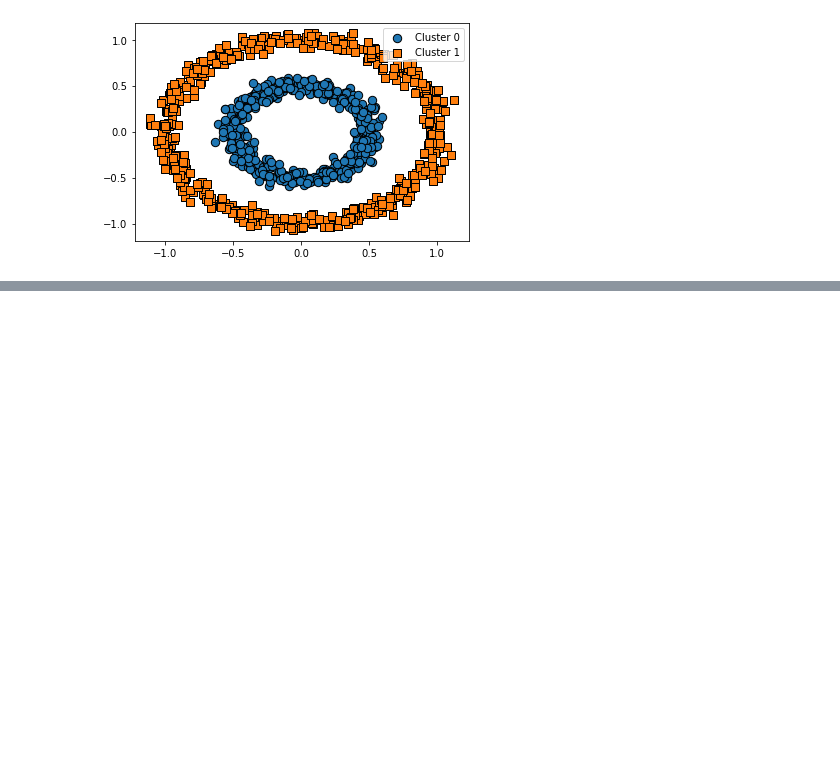
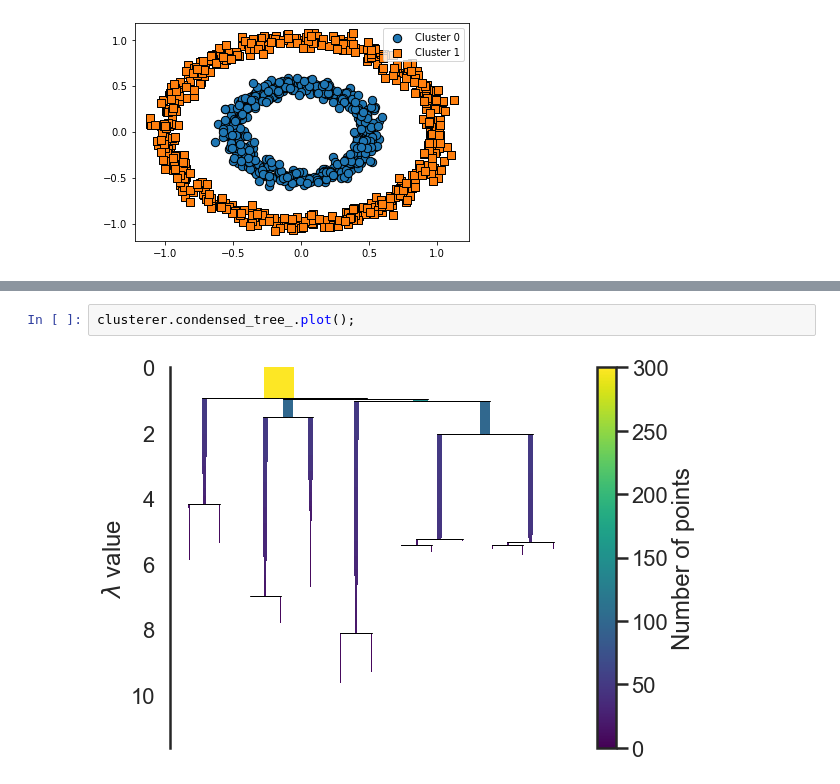
Before and after one commit to SeWonKwon/Machine-Learning, a Jupyter notebook: Machine_Learning/E01_Clustering.ipynb, the cells around one changed output, grey strips where cells are left out. Drawn from its saved outputs; the diff is of its cells as text; blank space fills up the shorter version.

```diff
--- a/Machine_Learning/E01_Clustering.ipynb
+++ b/Machine_Learning/E01_Clustering.ipynb
@@ -1417,0 +1532,4 @@ visualize_cluster_plot(dbscan, clusterDF, 'dbscan_cluster', iscenter=False)
+# %%
+clusterer.condensed_tree_.plot();
+# %% [output]
+[figure, added]
```
Also changed, not shown: parts of 50 cells of this notebook.
